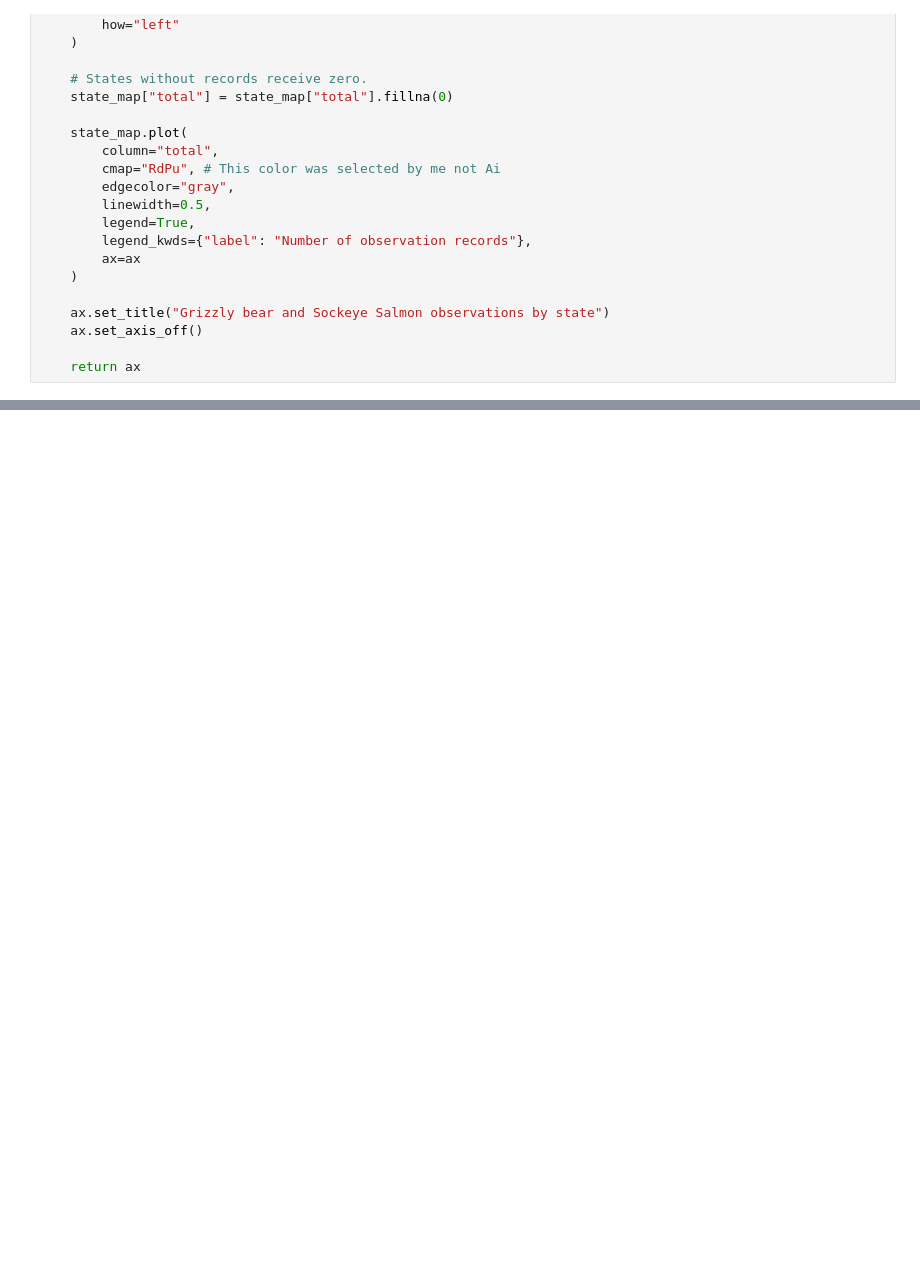
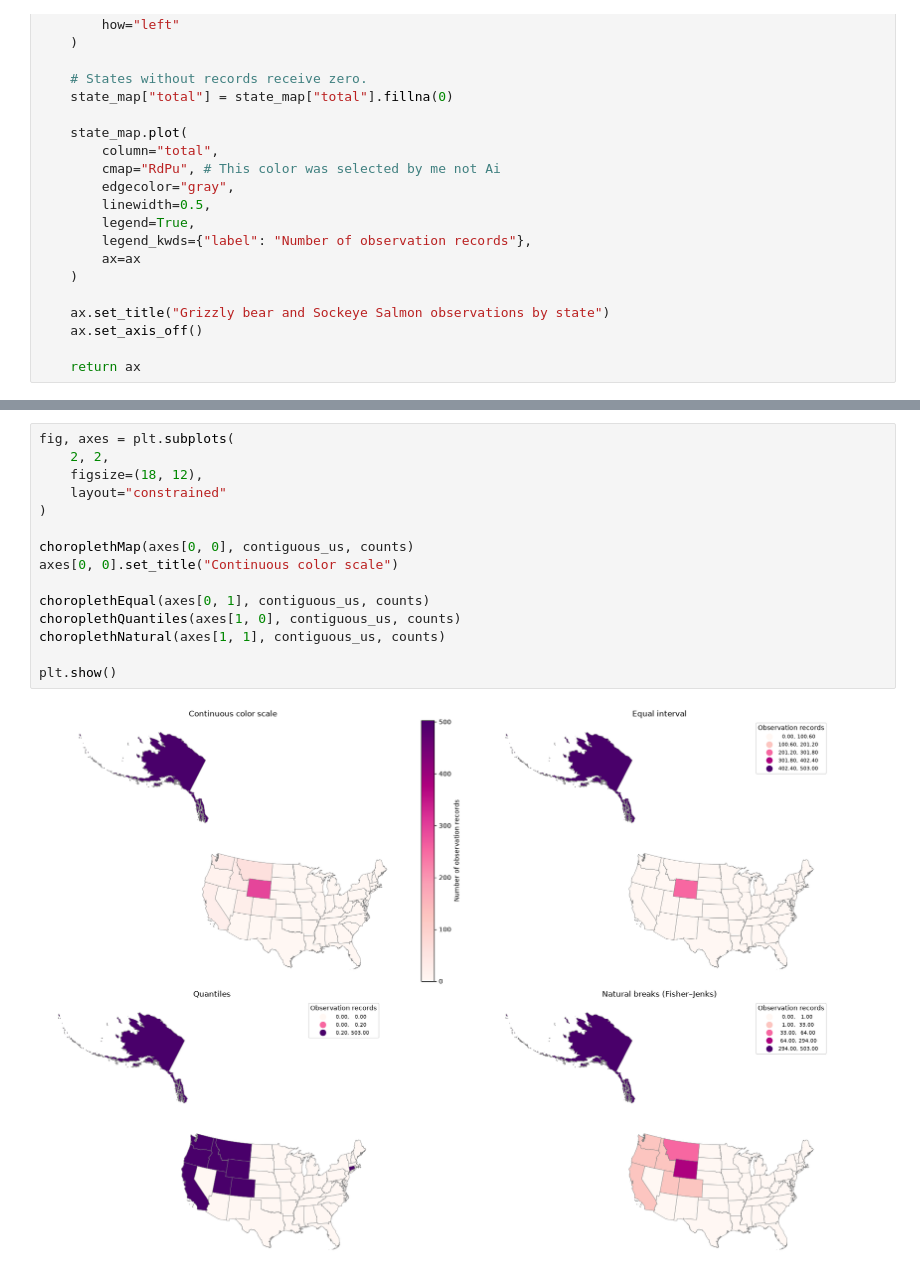
Before and after one commit to lane-erwin/geog592-cheyney, a Jupyter notebook: homework/week09/salmon_hw.ipynb, the cells around one changed output, grey strips where cells are left out. Drawn from its saved outputs; the diff is of its cells as text; blank space fills up the shorter version.

```diff
--- a/homework/week09/salmon_hw.ipynb
+++ b/homework/week09/salmon_hw.ipynb
@@ -291,0 +364,17 @@ plt.show()
+# %%
+fig, axes = plt.subplots(
+    2, 2,
+    figsize=(18, 12),
+    layout="constrained"
+)
+
+choroplethMap(axes[0, 0], contiguous_us, counts)
+axes[0, 0].set_title("Continuous color scale")
+
+choroplethEqual(axes[0, 1], contiguous_us, counts)
+choroplethQuantiles(axes[1, 0], contiguous_us, counts)
+choroplethNatural(axes[1, 1], contiguous_us, counts)
+
+plt.show()
+# %% [output]
+[figure, added]
```
Also changed, not shown: parts of 3 cells of this notebook.
